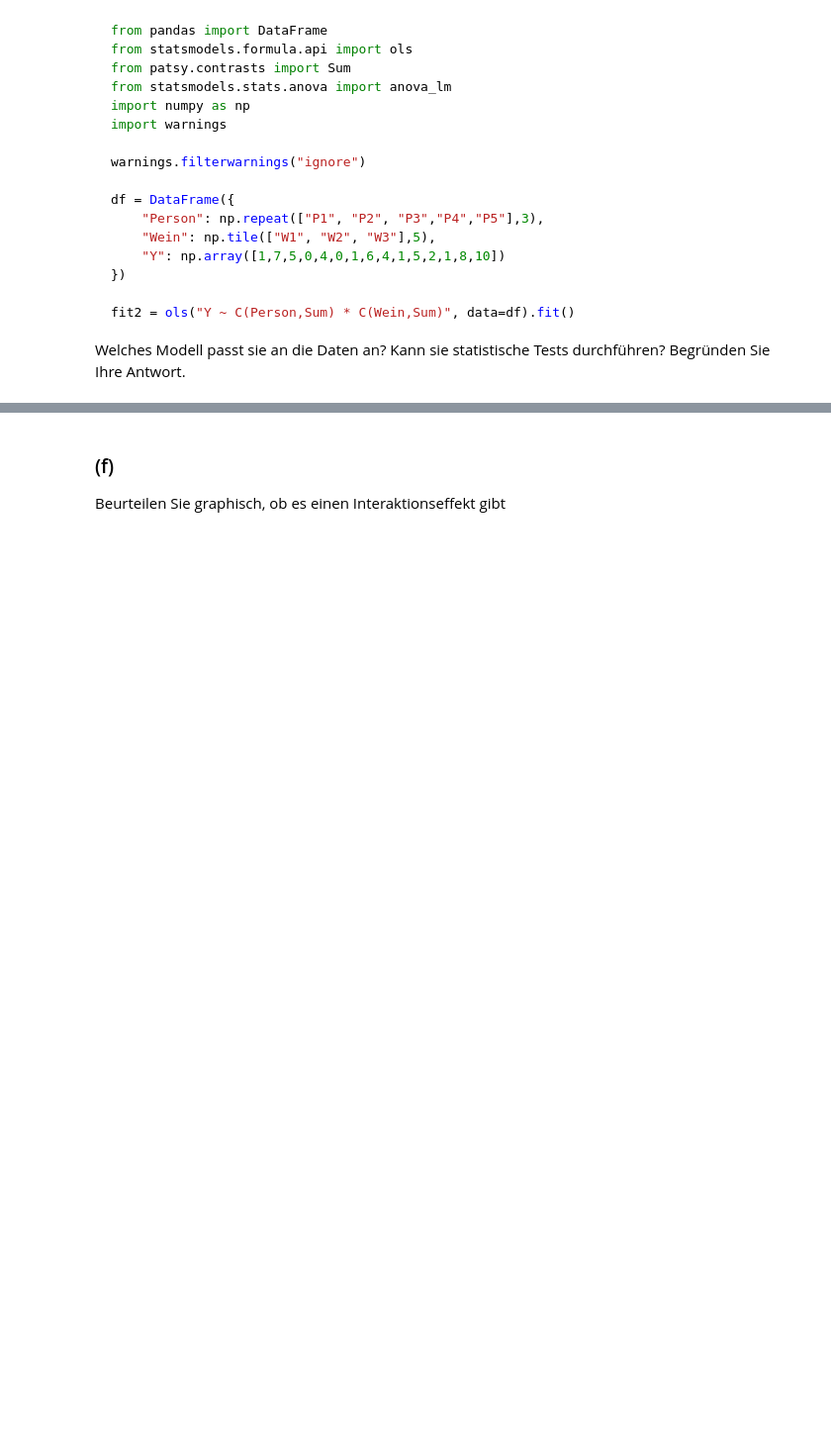
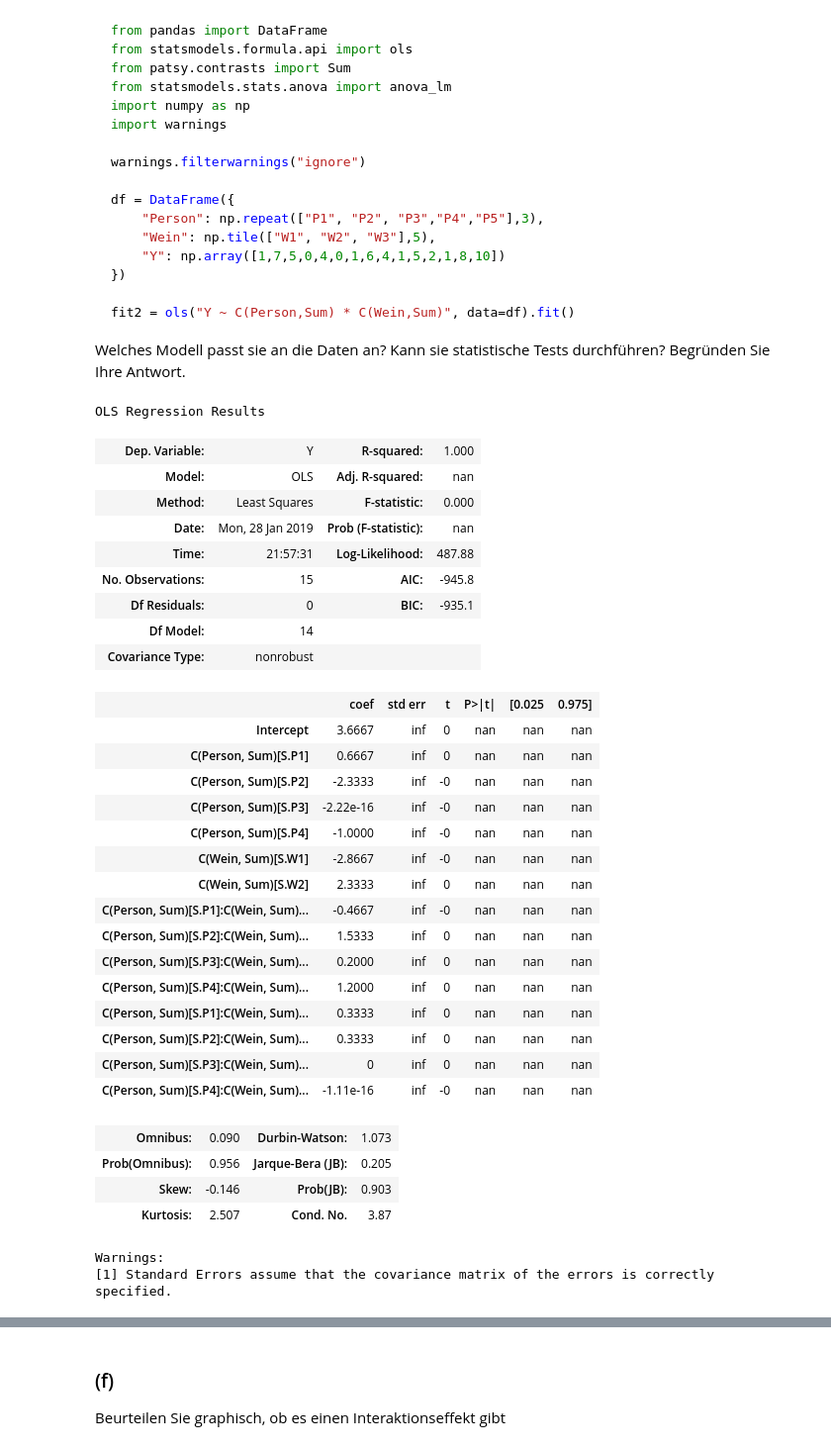
Before and after one commit to KilnOfTheSecondFlame/STAT_HS18_Exercises, a Jupyter notebook: 14_MEP Preparation/14_MEP Preparation.ipynb, the cells around one changed output, grey strips where cells are left out. Shown at 99% size. Saved outputs shown, nothing was run; the diff lists cells and outputs as text; code cells hidden in the pictures; blank space fills up the shorter version.

````diff
--- a/14_MEP Preparation/14_MEP Preparation.ipynb
+++ b/14_MEP Preparation/14_MEP Preparation.ipynb
@@ -135,3 +353,54 @@ fit2 = ols("Y ~ C(Person,Sum) * C(Wein,Sum)", data=df).fit()
 ```
 Welches Modell passt sie an die Daten an? Kann sie statistische Tests durchführen?
 Begründen Sie Ihre Antwort.
+# %%
+from pandas import DataFrame
+from statsmodels.formula.api import ols
+from patsy.contrasts import Sum
+from statsmodels.stats.anova import anova_lm
+import numpy as np
+import warnings
+
+warnings.filterwarnings("ignore")
+
+df = DataFrame({
+    "Person": np.repeat(["P1", "P2", "P3","P4","P5"],3),
+    "Wein": np.tile(["W1", "W2", "W3"],5),
+    "Y": np.array([1,7,5,0,4,0,1,6,4,1,5,2,1,8,10])
+})
+
+fit2 = ols("Y ~ C(Person,Sum) * C(Wein,Sum)", data=df).fit()
+fit2.summary()
+# %% [output]
+OLS Regression Results
+| Dep. Variable: | Y | R-squared: | 1.000 |
+| Model: | OLS | Adj. R-squared: | nan |
+| Method: | Least Squares | F-statistic: | 0.000 |
+| Date: | Mon, 28 Jan 2019 | Prob (F-statistic): | nan |
+| Time: | 21:57:31 | Log-Likelihood: | 487.88 |
+| No. Observations: | 15 | AIC: | -945.8 |
+| Df Residuals: | 0 | BIC: | -935.1 |
+| Df Model: | 14 |  |  |
+| Covariance Type: | nonrobust |  |  |
+|  | coef | std err | t | P>|t| | [0.025 | 0.975] |
+| Intercept | 3.6667 | inf | 0 | nan | nan | nan |
+| C(Person, Sum)[S.P1] | 0.6667 | inf | 0 | nan | nan | nan |
+| C(Person, Sum)[S.P2] | -2.3333 | inf | -0 | nan | nan | nan |
+| C(Person, Sum)[S.P3] | -2.22e-16 | inf | -0 | nan | nan | nan |
+| C(Person, Sum)[S.P4] | -1.0000 | inf | -0 | nan | nan | nan |
+| C(Wein, Sum)[S.W1] | -2.8667 | inf | -0 | nan | nan | nan |
+| C(Wein, Sum)[S.W2] | 2.3333 | inf | 0 | nan | nan | nan |
+| C(Person, Sum)[S.P1]:C(Wein, Sum)... | -0.4667 | inf | -0 | nan | nan | nan |
+| C(Person, Sum)[S.P2]:C(Wein, Sum)... | 1.5333 | inf | 0 | nan | nan | nan |
+| C(Person, Sum)[S.P3]:C(Wein, Sum)... | 0.2000 | inf | 0 | nan | nan | nan |
+| C(Person, Sum)[S.P4]:C(Wein, Sum)... | 1.2000 | inf | 0 | nan | nan | nan |
+| C(Person, Sum)[S.P1]:C(Wein, Sum)... | 0.3333 | inf | 0 | nan | nan | nan |
+| C(Person, Sum)[S.P2]:C(Wein, Sum)... | 0.3333 | inf | 0 | nan | nan | nan |
+| C(Person, Sum)[S.P3]:C(Wein, Sum)... | 0 | inf | 0 | nan | nan | nan |
+| C(Person, Sum)[S.P4]:C(Wein, Sum)... | -1.11e-16 | inf | -0 | nan | nan | nan |
+| Omnibus: | 0.090 | Durbin-Watson: | 1.073 |
+| Prob(Omnibus): | 0.956 | Jarque-Bera (JB): | 0.205 |
+| Skew: | -0.146 | Prob(JB): | 0.903 |
+| Kurtosis: | 2.507 | Cond. No. | 3.87 |
+Warnings:
+[1] Standard Errors assume that the covariance matrix of the errors is correctly specified.
````
Also changed, not shown: parts of 37 cells of this notebook, 1 other file.
